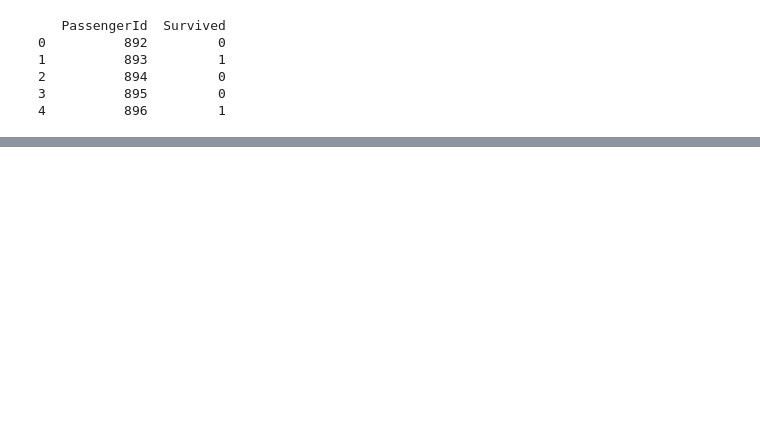
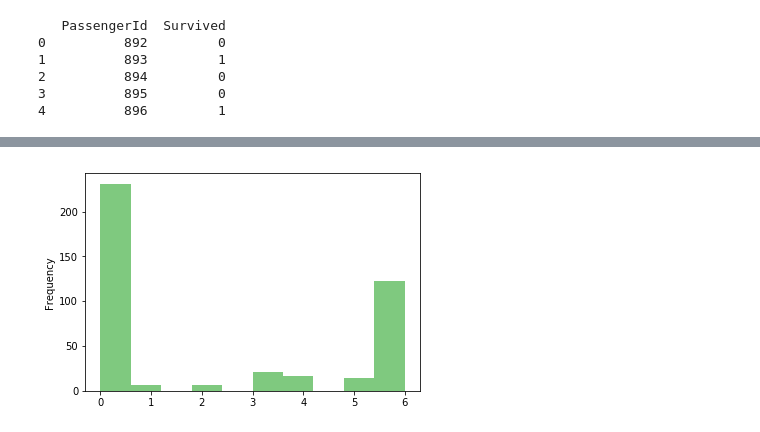
Before and after one commit to PCerralbo/Titanic_DC, a Jupyter notebook: analisi_model_results.ipynb, the cells around one changed output, grey strips where cells are left out. Saved outputs shown, nothing was run; the diff lists cells and outputs as text; code cells hidden in the pictures; blank space fills up the shorter version.

```diff
--- a/analisi_model_results.ipynb
+++ b/analisi_model_results.ipynb
@@ -51,0 +73,5 @@ KeyError: '.'
+# %%
+df_final['suma'].plot.hist(colormap='Accent')
+plt.show()
+# %% [output]
+[figure, added]
```
Also changed, not shown: parts of 12 cells of this notebook.
